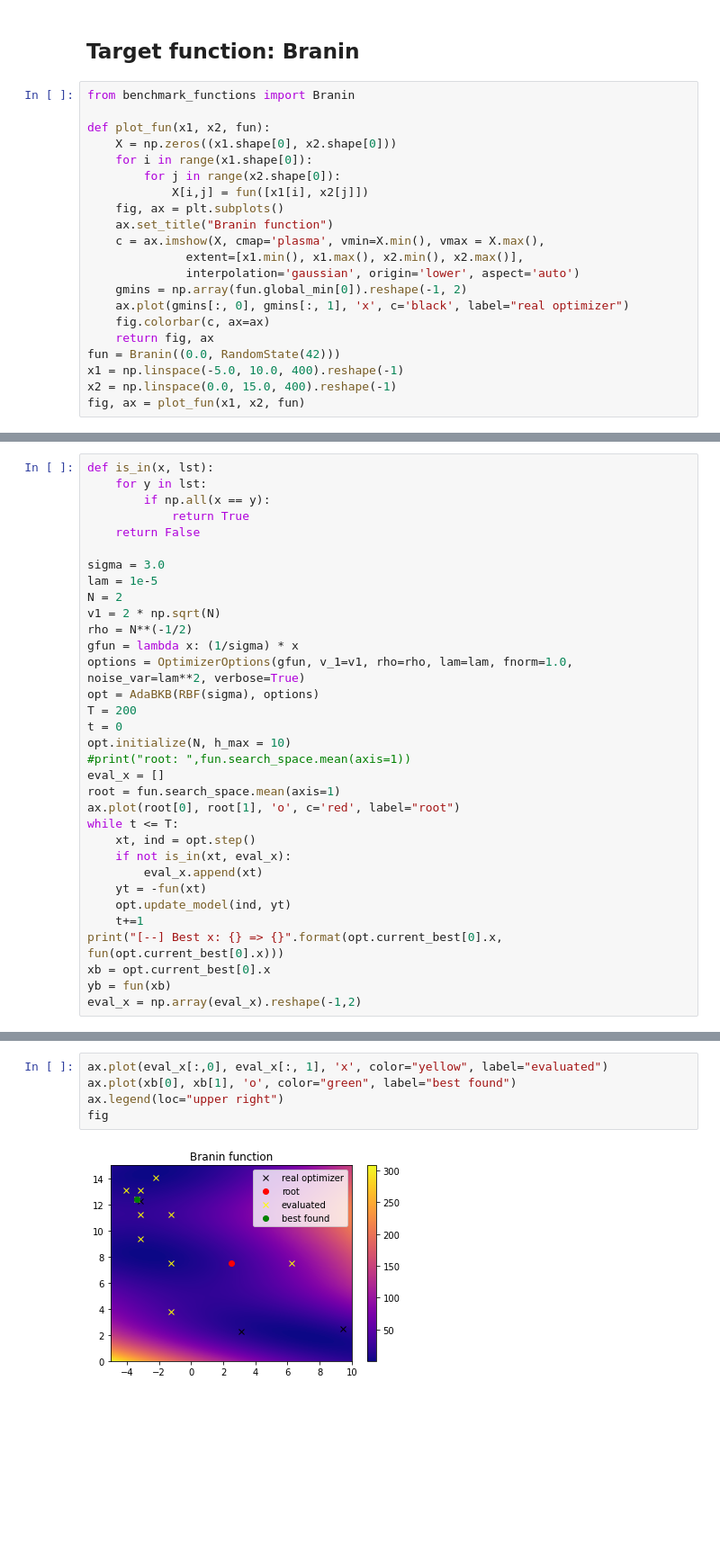
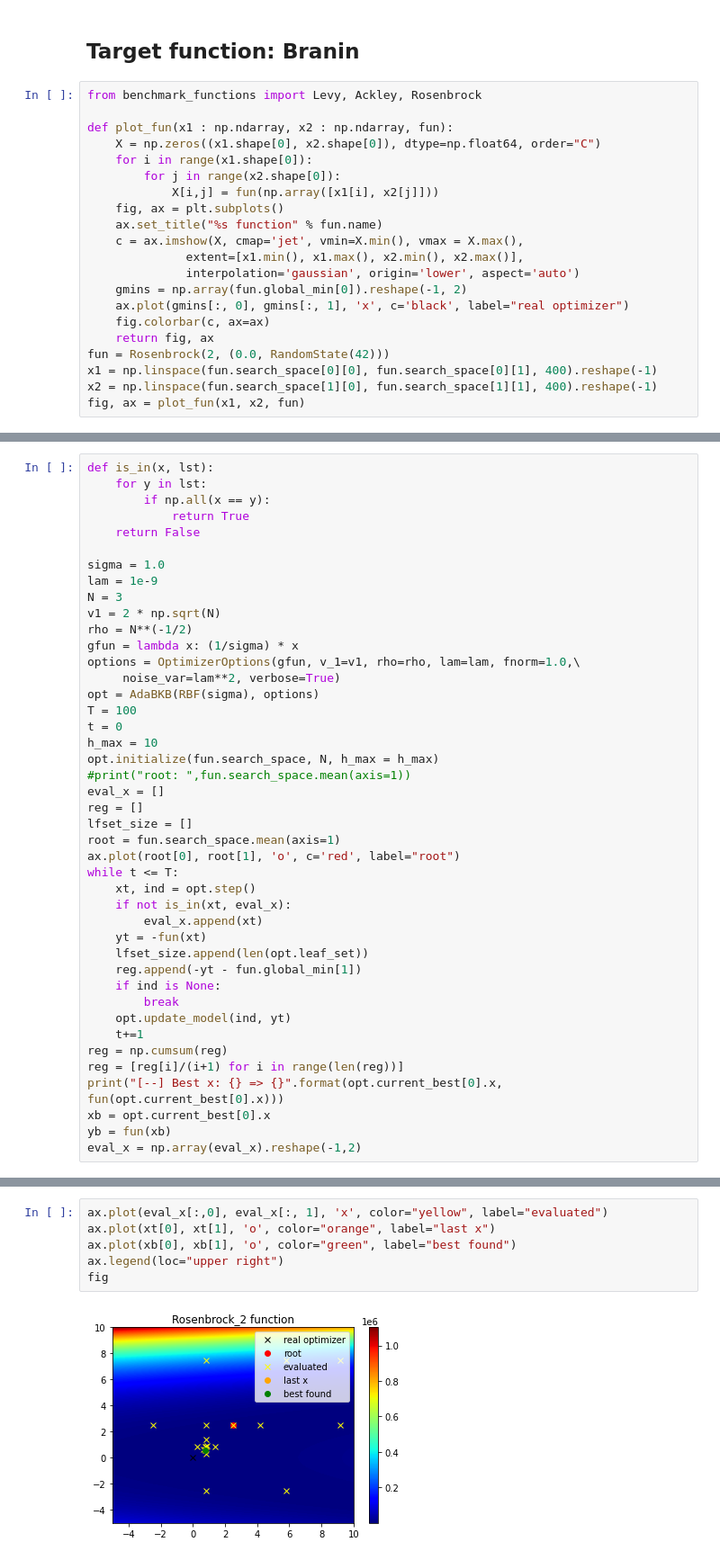
Before and after one commit to Akatsuki96/adabkb, a Jupyter notebook: notebooks/AdaBKB_example.ipynb, the cells around one changed output, grey strips where cells are left out. Shown: that part at 90% size. Cells and saved outputs as stored; diff of their text form; blank space fills up the shorter version.

```diff
--- a/notebooks/AdaBKB_example.ipynb
+++ b/notebooks/AdaBKB_example.ipynb
@@ -13,24 +13,24 @@ from numpy.random import RandomState
 # %% [markdown]
 ## Target function: Branin
 # %%
-from benchmark_functions import Branin
+from benchmark_functions import Levy, Ackley, Rosenbrock
 
-def plot_fun(x1, x2, fun):
-    X = np.zeros((x1.shape[0], x2.shape[0]))
+def plot_fun(x1 : np.ndarray, x2 : np.ndarray, fun):
+    X = np.zeros((x1.shape[0], x2.shape[0]), dtype=np.float64, order="C")
     for i in range(x1.shape[0]):
         for j in range(x2.shape[0]):
-            X[i,j] = fun([x1[i], x2[j]])
+            X[i,j] = fun(np.array([x1[i], x2[j]]))
     fig, ax = plt.subplots()
-    ax.set_title("Branin function")
-    c = ax.imshow(X, cmap='plasma', vmin=X.min(), vmax = X.max(),
+    ax.set_title("%s function" % fun.name)
+    c = ax.imshow(X, cmap='jet', vmin=X.min(), vmax = X.max(),
               extent=[x1.min(), x1.max(), x2.min(), x2.max()],
               interpolation='gaussian', origin='lower', aspect='auto')
     gmins = np.array(fun.global_min[0]).reshape(-1, 2)
     ax.plot(gmins[:, 0], gmins[:, 1], 'x', c='black', label="real optimizer")
     fig.colorbar(c, ax=ax)
     return fig, ax
-fun = Branin((0.0, RandomState(42)))
-x1 = np.linspace(-5.0, 10.0, 400).reshape(-1)
-x2 = np.linspace(0.0, 15.0, 400).reshape(-1)
+fun = Rosenbrock(2, (0.0, RandomState(42)))
+x1 = np.linspace(fun.search_space[0][0], fun.search_space[0][1], 400).reshape(-1)
+x2 = np.linspace(fun.search_space[1][0], fun.search_space[1][1], 400).reshape(-1)
 fig, ax = plot_fun(x1, x2, fun)
 # %% [output]
@@ -42,19 +42,23 @@ def is_in(x, lst):
             return True
     return False
 
-sigma = 3.0
-lam = 1e-5
-N = 2
+sigma = 1.0
+lam = 1e-9
+N = 3
 v1 = 2 * np.sqrt(N)
 rho = N**(-1/2)
 gfun = lambda x: (1/sigma) * x
-options = OptimizerOptions(gfun, v_1=v1, rho=rho, lam=lam, fnorm=1.0, noise_var=lam**2, verbose=True)
+options = OptimizerOptions(gfun, v_1=v1, rho=rho, lam=lam, fnorm=1.0,\
+     noise_var=lam**2, verbose=True)
 opt = AdaBKB(RBF(sigma), options)
-T = 200
+T = 100
 t = 0
-opt.initialize(N, h_max = 10)
+h_max = 10
+opt.initialize(fun.search_space, N, h_max = h_max)
 #print("root: ",fun.search_space.mean(axis=1))
 eval_x = []
+reg = []
+lfset_size = []
 root = fun.search_space.mean(axis=1)
 ax.plot(root[0], root[1], 'o', c='red', label="root")
 while t <= T:
@@ -62,8 +66,14 @@ while t <= T:
     if not is_in(xt, eval_x):
         eval_x.append(xt)
     yt = -fun(xt)
+    lfset_size.append(len(opt.leaf_set))
+    reg.append(-yt - fun.global_min[1])
+    if ind is None:
+        break
     opt.update_model(ind, yt)
     t+=1
+reg = np.cumsum(reg)
+reg = [reg[i]/(i+1) for i in range(len(reg))]
 print("[--] Best x: {} => {}".format(opt.current_best[0].x, fun(opt.current_best[0].x)))
 xb = opt.current_best[0].x
 yb = fun(xb)
@@ -89,7 +99,8 @@ eval_x = np.array(eval_x).reshape(-1,2)
 # %%
 ax.plot(eval_x[:,0], eval_x[:, 1], 'x', color="yellow", label="evaluated")
+ax.plot(xt[0], xt[1], 'o', color="orange", label="last x")
 ax.plot(xb[0], xb[1], 'o', color="green", label="best found")
 ax.legend(loc="upper right")
 fig
 # %% [output]
-[figure, old version]
+[figure, new version]
```
Also changed, not shown: parts of 5 cells of this notebook, 6 other files.
